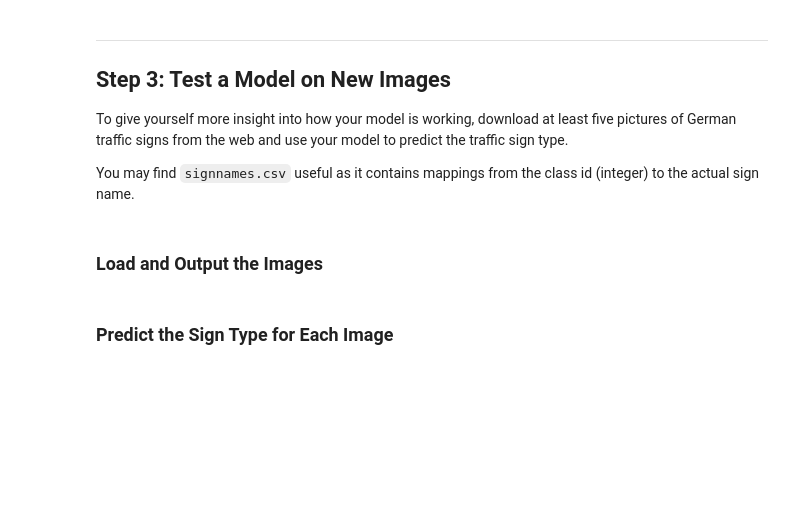
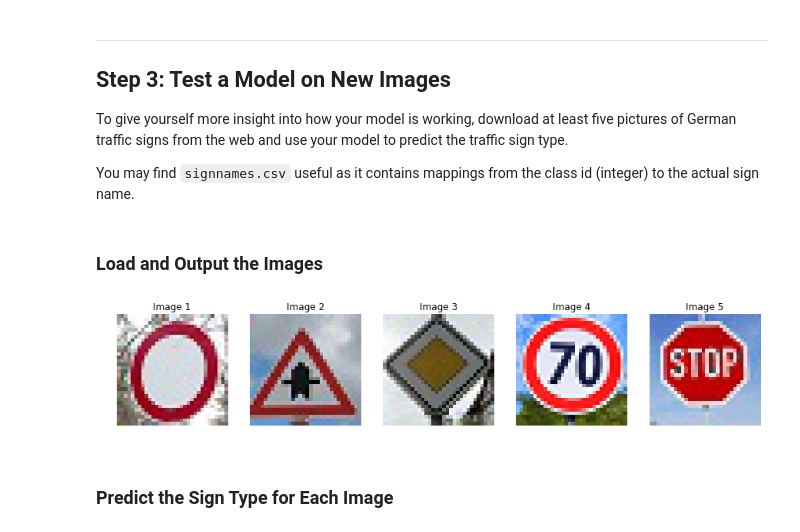
Before and after one commit to YggdrasillTech/SDCND_Project2, a Jupyter notebook: P2.ipynb, the cells around one changed output. Drawn from its saved outputs; the diff is of its cells as text; code cells hidden in the pictures; blank space fills up the shorter version.

```diff
--- a/P2.ipynb
+++ b/P2.ipynb
@@ -662,2 +692,19 @@ You may find `signnames.csv` useful as it contains mappings from the class id (i
+# %%
+### Load the images and plot them here.
+### Feel free to use as many code cells as needed.
+web_img = []
+fig, axs = plt.subplots(1,5, figsize=(15, 8))
+axs = axs.ravel()
+
+for index in range(5):
+    img     = cv2.imread("./examples/web_img_{}.jpg".format(index + 1))
+    b,g,r   = cv2.split(img)         # get b,g,r
+    rgb_img = cv2.merge([r,g,b])     # switch it to rgb
+    web_img.append(rgb_img)
+    axs[index].axis('off')
+    axs[index].imshow(rgb_img)
+    axs[index].set_title("Image {}".format(index + 1))
+# %% [output]
+[figure, added]
 # %% [markdown]
 ### Predict the Sign Type for Each Image
```
Also changed, not shown: parts of 23 cells of this notebook, 13 other files.
